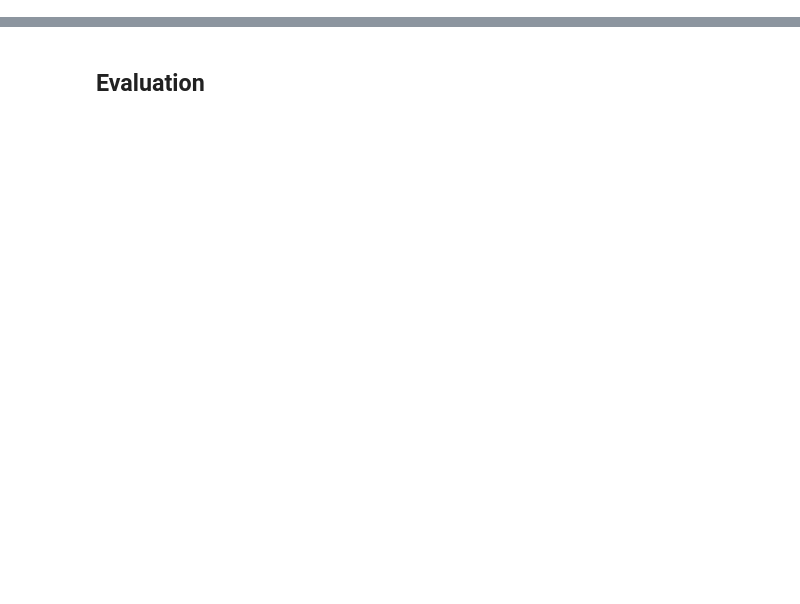
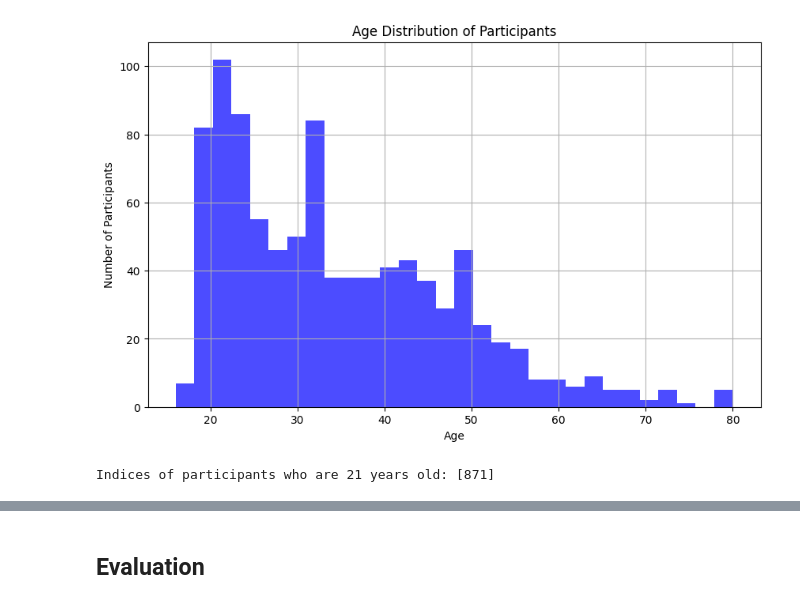
Before and after one commit to victoris93/contrastive-reg, a Jupyter notebook: barbano_aug.ipynb, the cells around one changed output, grey strips where cells are left out. Cells and saved outputs as stored; diff of their text form; code cells hidden in the pictures; blank space fills up the shorter version.

```diff
--- a/barbano_aug.ipynb
+++ b/barbano_aug.ipynb
@@ -402,3 +499,6 @@ kernel = cauchy
 batch_size = 30 # too low values return nan loss
 dropout_rate = 0
 weight_decay = 0
+# %%
+path_matrix = "/storage/store/work/dwassermann/data/victoria_mat_age/matrices.npy"
+path_participants = "/storage/store/work/dwassermann/data/victoria_mat_age/data_mat_age_demian/participants.csv"
@@ -404,0 +507,29 @@ weight_decay = 0
+# %%
+participants = pd.read_csv(path_participants)
+# %%
+ages = participants['age']
+
+# Plot the histogram
+plt.figure(figsize=(10, 6))
+plt.hist(ages, bins=30, color='blue', alpha=0.7)
+plt.title('Age Distribution of Participants')
+plt.xlabel('Age')
+plt.ylabel('Number of Participants')
+plt.grid(True)
+plt.show()
+# %% [output]
+[figure, added]
+# %%
+import pandas as pd
+
+
+# Filter the DataFrame to find participants who are 21 years old
+participants_21 = participants[participants['age'] == 80]
+
+# Get the indices of these participants
+indices_of_21_year_olds = participants_21.index.tolist()
+
+# Print the indices
+print("Indices of participants who are 21 years old:", indices_of_21_year_olds)
+# %% [output]
+Indices of participants who are 21 years old: [871]
```
Also changed, not shown: parts of 46 cells of this notebook, 6 other files.
